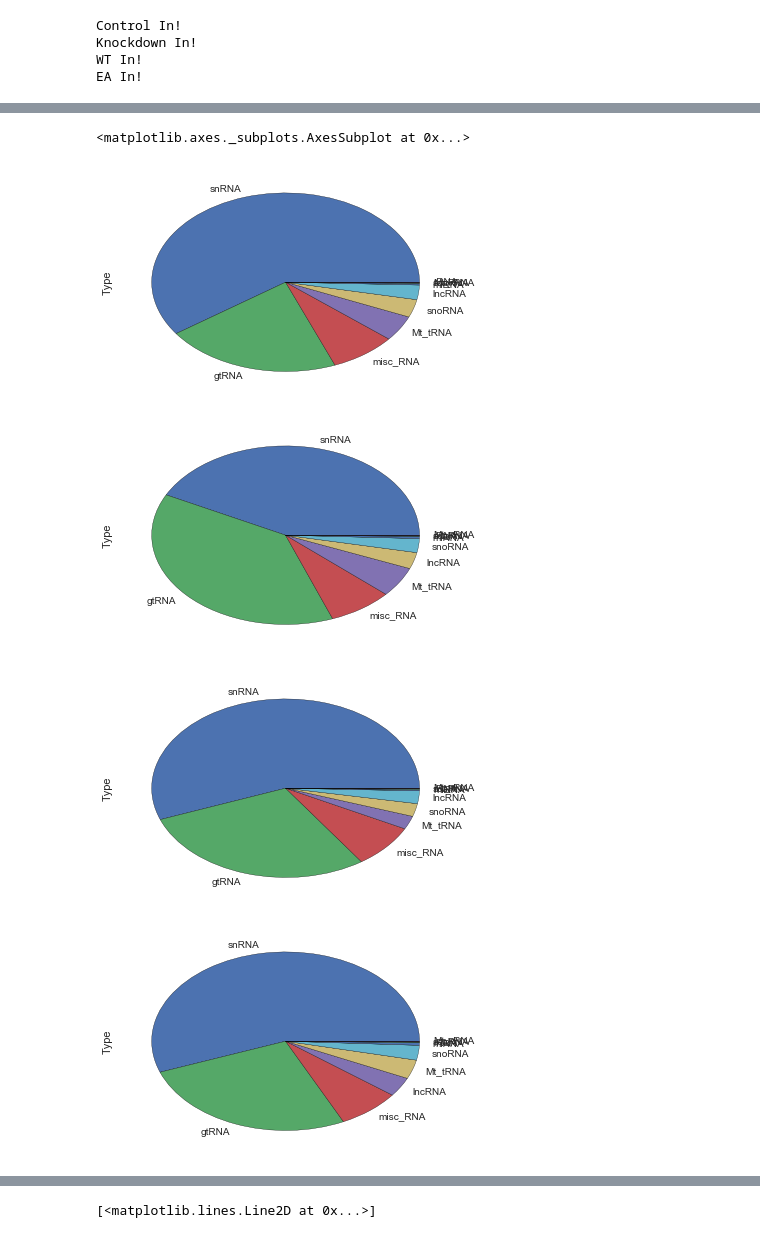
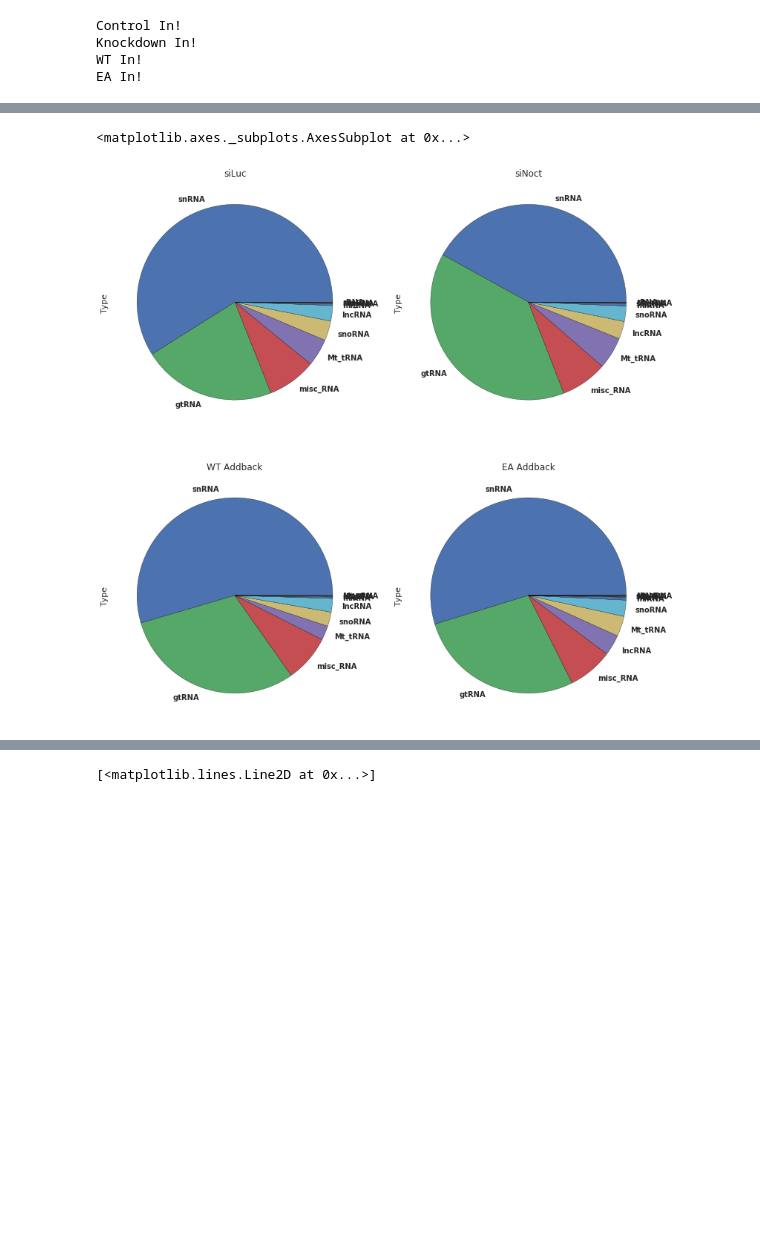
Before and after one commit to TimNicholsonShaw/AnOThER-Seq, a Jupyter notebook: notebooks/nocturnin.ipynb, the cells around one changed output, grey strips where cells are left out. Drawn from its saved outputs; the diff is of its cells as text; code cells hidden in the pictures; blank space fills up the shorter version.

Commit message:
pdTailMaker

```diff
--- a/notebooks/nocturnin.ipynb
+++ b/notebooks/nocturnin.ipynb
@@ -38,11 +40,12 @@ Knockdown In!
 WT In!
 EA In!
 # %%
-minTail = -5
-maxTail = 5
+minTail = -10
+maxTail = 10
 filtControl = control[(control['3Loc']+control['TailLength'])>=minTail]
 filtControl = filtControl[(filtControl['3Loc']+filtControl['TailLength'])<=maxTail]
 filtControl['Source'] = 'siLuc'
+
 
 filtKD = knockdown[(knockdown['3Loc']+knockdown['TailLength'])>=minTail]
 filtKD = filtKD[(filtKD['3Loc']+filtKD['TailLength'])<=maxTail]
@@ -57,11 +60,15 @@ filtEA = filtEA[(filtEA['3Loc']+filtEA['TailLength'])<=maxTail]
 filtEA['Source'] = 'EA Addback'
 
 combo = pd.concat([filtControl,filtKD,filtWT,filtEA],ignore_index=True)
+combo['TotalTail'] = combo['3Loc'] + combo['TailLength']
 
 print ("CONTROL\nInitial: {}\nFiltered: {}\n".format(len(control),len(filtControl)))
 print ("KNOCKDOWN\nInitial: {}\nFiltered: {}\n".format(len(knockdown),len(filtKD)))
 print ("WT\nInitial: {}\nFiltered: {}\n".format(len(WTaddback),len(filtWT)))
 print ("EA\nInitial: {}\nFiltered: {}\n".format(len(EAaddback),len(filtEA)))
+combo.set_index('Gene', inplace=True)
+
+# Combined experimental data
 combo.head()
 # %% [output]
 CONTROL
@@ -115,20 +123,18 @@ df4=df4.assign(Percentage=df4['Type']/df4['Type'].sum())
 # %%
 #Find a better way to represent this data
+f, axarr = plt.subplots(2,2, figsize=(13,13))
+axarr[0,0].set_title("siLuc")
+axarr[0,1].set_title("siNoct")
+axarr[1,0].set_title("WT Addback")
+axarr[1,1].set_title("EA Addback")
 
-plt.subplots()
-filtControl['Type'].value_counts().plot(kind='pie')
-plt.subplots()
-filtKD['Type'].value_counts().plot(kind='pie')
-plt.subplots()
-filtWT['Type'].value_counts().plot(kind='pie')
-plt.subplots()
-filtEA['Type'].value_counts().plot(kind='pie')
+filtControl['Type'].value_counts().plot(kind='pie',ax=axarr[0,0])
+filtKD['Type'].value_counts().plot(kind='pie',ax=axarr[0,1])
+filtWT['Type'].value_counts().plot(kind='pie', ax=axarr[1,0])
+filtEA['Type'].value_counts().plot(kind='pie',ax=axarr[1,1])
 # %% [output]
 <matplotlib.axes._subplots.AxesSubplot at 0x...>
-[figure, old version]
+[figure, new version]
-[figure, removed]
-[figure, removed]
-[figure, removed]
 # %%
 df = pd.read_csv(folderLoc+"NoctVsWT_candidates.csv",index_col=False)
 df.head(10)
```
Also changed, not shown: parts of 5 cells of this notebook.
